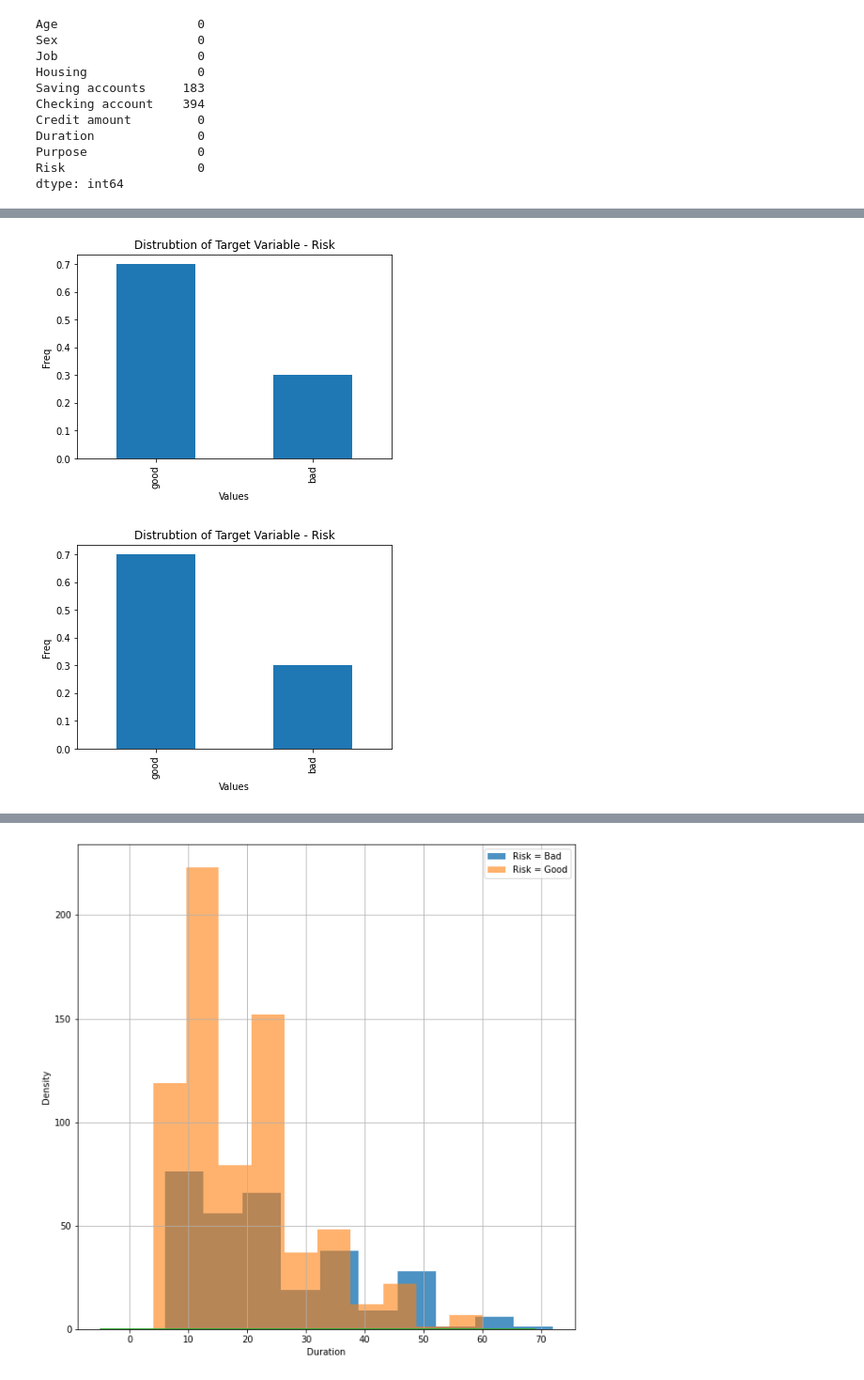
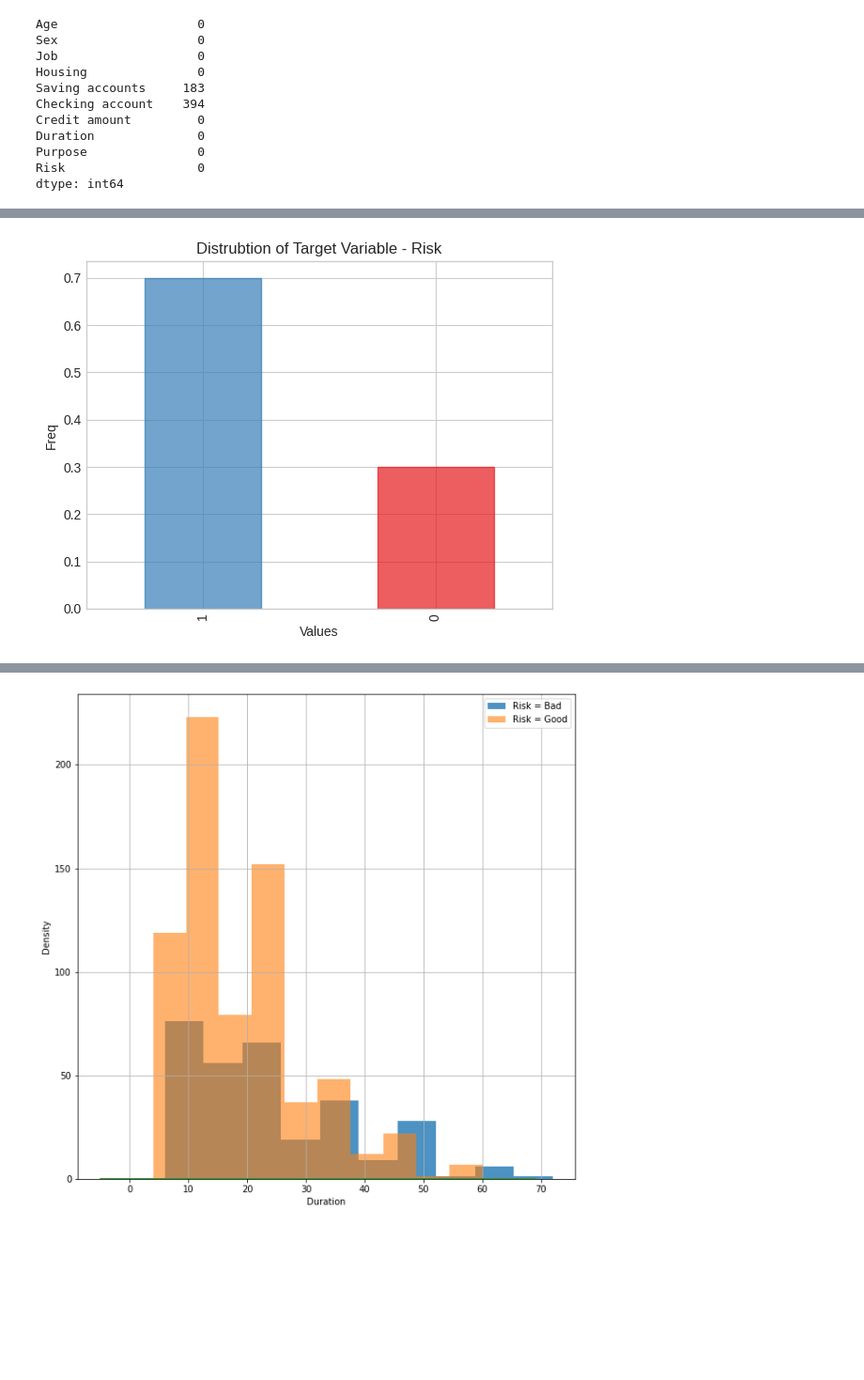
Before and after one commit to DanielGardin/MO810---Aprendizado-de-M-quina--tico, a Jupyter notebook: T0 - Avaliação Diagnóstica/Notebook 0.1 - Problema de crédito e análise de variáveis.ipynb, the cells around one changed output, grey strips where cells are left out. Shown: that part at 94% size. Cells and saved outputs as stored; diff of their text form; code cells hidden in the pictures; blank space fills up the shorter version.

Commit message:
First Visualization

```diff
--- a/T0 - Avaliação Diagnóstica/Notebook 0.1 - Problema de crédito e análise de variáveis.ipynb
+++ b/T0 - Avaliação Diagnóstica/Notebook 0.1 - Problema de crédito e análise de variáveis.ipynb
@@ -3,6 +3,9 @@ import numpy as np
 import pandas as pd
 import matplotlib.pyplot as plt
 import seaborn as sns
+import scipy.stats as st
+
+plt.style.use('seaborn-v0_8-whitegrid')
 # %%
 data = pd.read_csv('data/german_credit_data.csv')
 # %%
@@ -29,3 +20,5 @@ data.describe()
+# %%
+data = data.drop(columns=["Name", "ID"])
 # %%
 data.isna().sum()
 # %% [output]
@@ -65,0 +36,2 @@ data1.groupby(['Sex','Checking account']).size().unstack()
+# %%
+data = data.fillna('missing')
@@ -65,0 +54,8 @@ data1.groupby(['Sex','Checking account']).size().unstack()
+# %%
+for column in ["Sex", "Job", "Housing", "Saving accounts", "Checking account", "Purpose", "Risk"]:
+    # one_hot = pd.get_dummies(data[column], prefix=column)
+
+    # data = data.drop(column, axis=1)
+    # data = data.join(one_hot)
+
+    data[column] = data[column].astype('category').cat.codes
@@ -66,16 +85,10 @@ data1.groupby(['Sex','Checking account']).size().unstack()
 # %%
-data.Risk.value_counts(normalize=True).plot(kind='bar',title='Distrubtion of Target Variable - Risk');
+ax = data.Risk.value_counts(normalize=True).plot(kind='bar',title='Distrubtion of Target Variable - Risk', alpha=0.7);
+ax.get_children()[0].set_color("#377eb8")
+ax.get_children()[1].set_color("#e41a1c")
 plt.xlabel('Values');
 plt.ylabel('Freq');
-
-#A bit imbalanced
+plt.savefig('plots/risk.svg', transparent=True)
+plt.show()
 # %% [output]
-[figure, old version]
+[figure, new version]
-# %%
-data.Risk.value_counts(normalize=True).plot(kind='bar',title='Distrubtion of Target Variable - Risk');
-plt.xlabel('Values');
-plt.ylabel('Freq');
-
-#A bit imbalanced
-# %% [output]
-[figure, removed]
```
Also changed, not shown: parts of 30 cells of this notebook, 9 other files.
